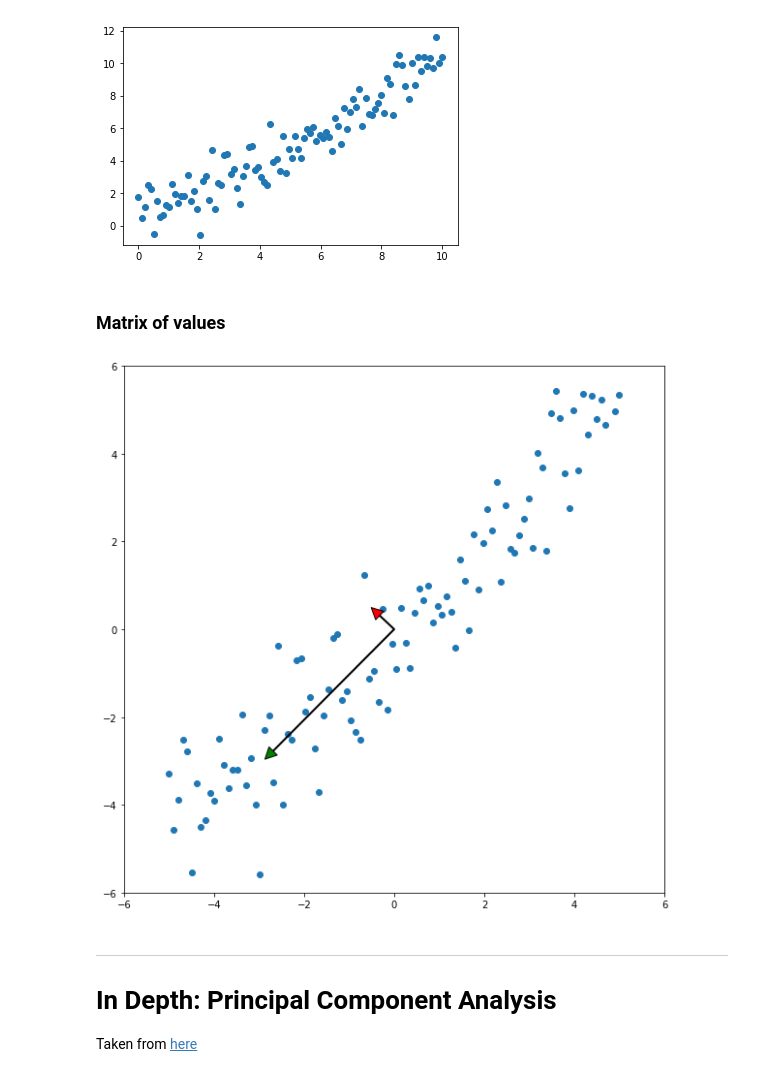
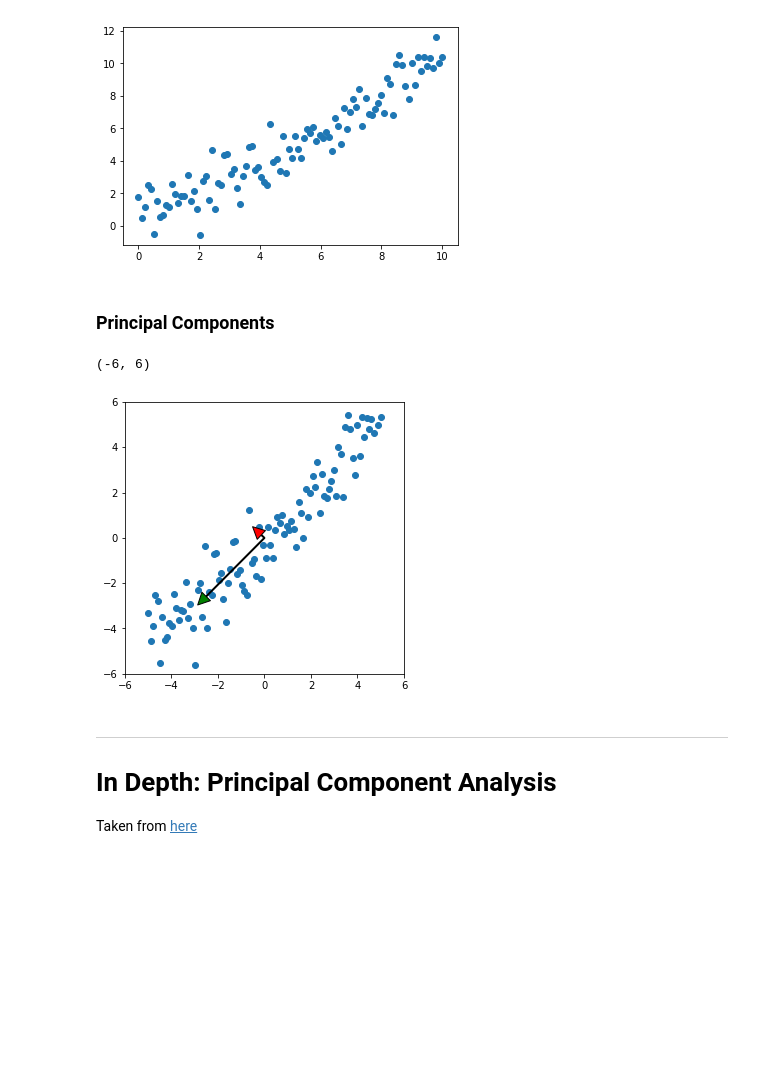
Before and after one commit to jordanott/DataScience, a Jupyter notebook: Notebooks/DimensionalityReduction.ipynb, the cells around one changed output. Drawn from its saved outputs; the diff is of its cells as text; code cells hidden in the pictures; blank space fills up the shorter version.

```diff
--- a/Notebooks/DimensionalityReduction.ipynb
+++ b/Notebooks/DimensionalityReduction.ipynb
@@ -17,5 +71,3 @@ plt.scatter(x, y)
 plt.show()
 # %% [output]
 [figure]
-# %% [markdown]
-### Matrix of values
@@ -23,0 +74,2 @@ M = np.array([x,y]).T
+# %% [markdown]
+### Principal Components
@@ -24,25 +84,15 @@ M = np.array([x,y]).T
 # %%
-# mean of data (x,y)
-mu = M.mean(axis=0)
-
-# subtract the mean
-mu_zero = M - mu
-
-# eigenvalues and eigenvectores
-values, vectors = np.linalg.eig(np.matmul(mu_zero.T, mu_zero))
-
-fig, ax = plt.subplots(figsize=(10,10))
+fig, ax = plt.subplots(figsize=(5,5))
 ax.scatter(mu_zero[:,0],mu_zero[:,1])
-
+# draw arrows
 for e, v, color in zip(values, vectors.T, ["red","green"]):
     start, end = mu_zero.mean(axis=0), mu_zero.mean(axis=0) + np.sqrt(e)*v/10.
     plt.annotate('', xy=end,xytext=start, arrowprops=dict(facecolor=color, width=1.0))
 
-plt.ylim(-6,6)
-plt.xlim(-6,6)
-plt.show()
+plt.ylim(-6,6);plt.xlim(-6,6)
 # %% [output]
+(-6, 6)
-[figure, old version]
+[figure, new version]
 # %% [markdown]
 ---
 #  In Depth: Principal Component Analysis
```
Also changed, not shown: parts of 61 cells of this notebook.
